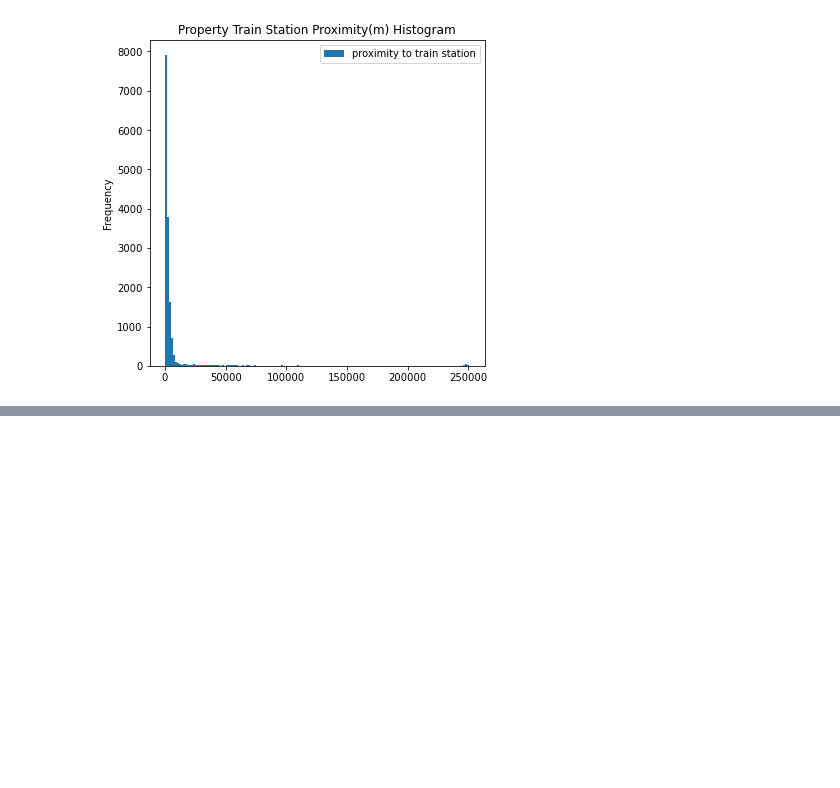
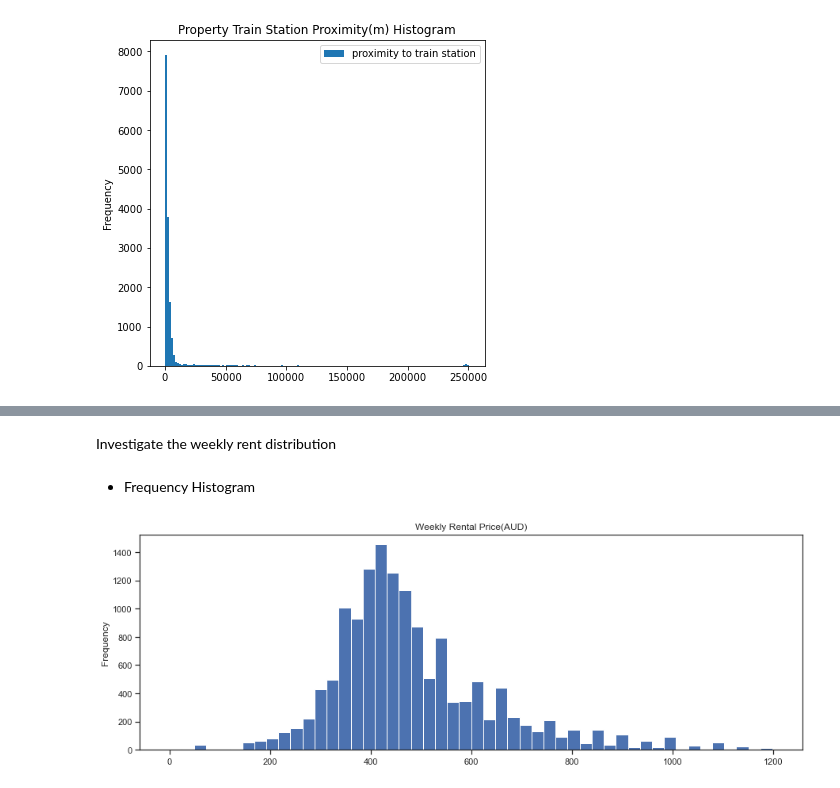
Before and after one commit to MAST30034-Applied-Data-Science/generic-real-estate-consulting-project-group-6, a Jupyter notebook: notebooks/summary_notebook.ipynb, the cells around one changed output, grey strips where cells are left out. Cells and saved outputs as stored; diff of their text form; code cells hidden in the pictures; blank space fills up the shorter version.

```diff
--- a/notebooks/summary_notebook.ipynb
+++ b/notebooks/summary_notebook.ipynb
@@ -336,0 +418,8 @@ ax_train = proximity_train.plot.hist(bins=150,
+# %%
+property_1 = pd.read_csv("../data/raw/properties_preporcessed_1.csv", index_col=[0])
+property_1.head()
+# Ref:
+# SA2_MAIN16 ---- 2016 version SA2 code
+# SA2_CODE21 ---- 2020 version SA2 code
+# LOC_PID ---- Suburb ID
+# LOC_NAME ---- Suburb name
@@ -336,0 +434,14 @@ ax_train = proximity_train.plot.hist(bins=150,
+# %% [markdown]
+Investigate the weekly rent distribution
+# %%
+property_1_plot = property_1[(np.abs(stats.zscore(property_1['cost'])) <2.5)]  # remove some extrem values
+# %% [markdown]
+* Frequency Histogram
+# %%
+ax_property_cost = property_1_plot['cost'].plot.hist(bins=50,
+                                                      column='cost',
+                                                      figsize=(15,5),
+                                                      title='Weekly Rental Price(AUD)',
+                                                      ylabel = 'Frequency')
+# %% [output]
+[figure, added]
```
Also changed, not shown: parts of 19 cells of this notebook, 9 other files.
